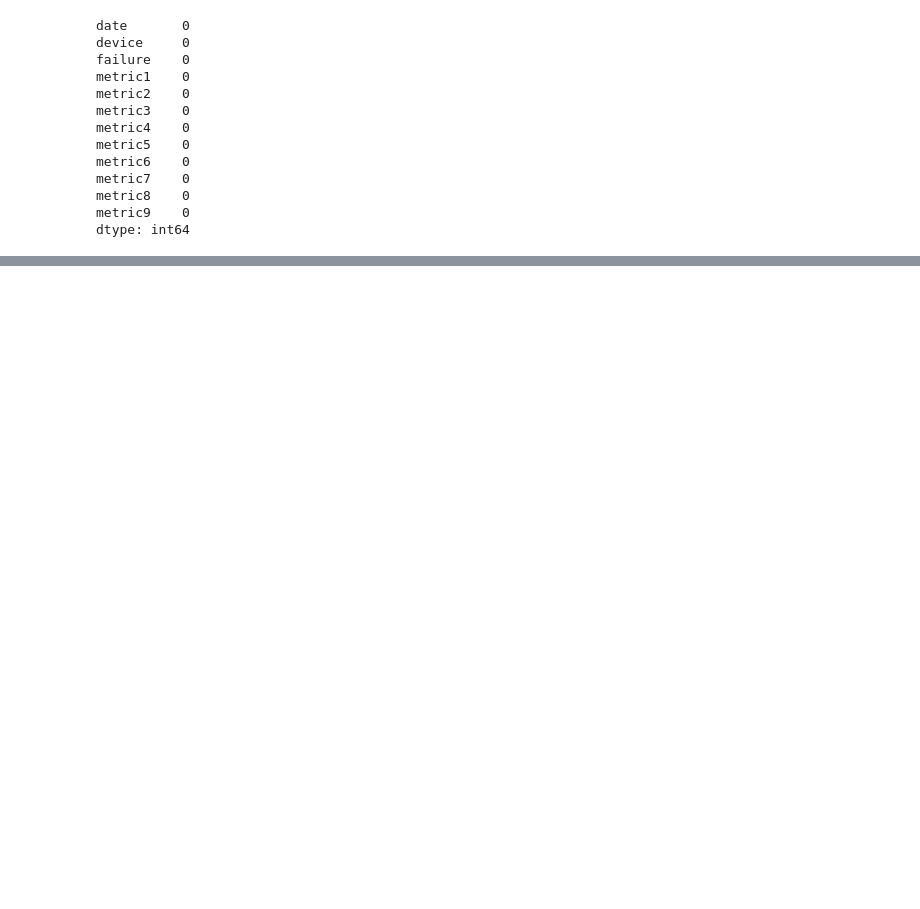
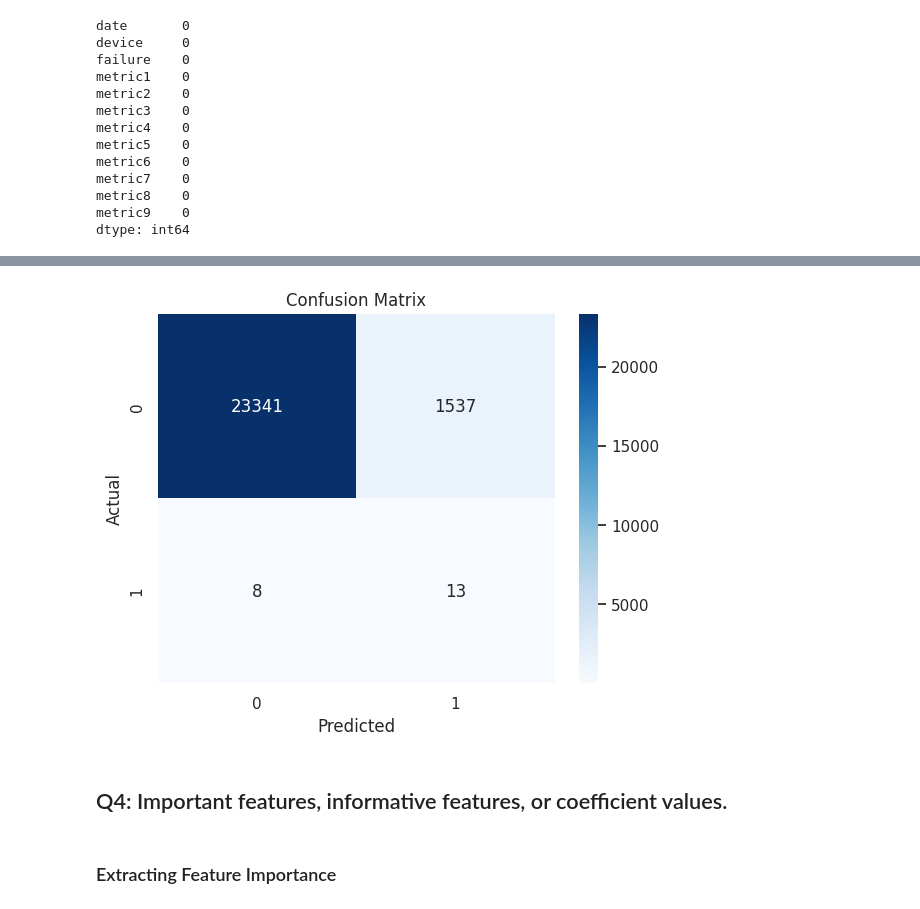
Before and after one commit to Valerie-Fan/python-data-analysis-and-machine-learning, a Jupyter notebook: dataset1.ipynb, the cells around one changed output, grey strips where cells are left out. Cells and saved outputs as stored; diff of their text form; code cells hidden in the pictures; blank space fills up the shorter version.

```diff
--- a/dataset1.ipynb
+++ b/dataset1.ipynb
@@ -77,0 +170,13 @@ dtype: int64
+# %%
+import pandas as pd
+from sklearn.model_selection import train_test_split
+from sklearn.ensemble import RandomForestClassifier
+from sklearn.metrics import classification_report, confusion_matrix
+from sklearn.preprocessing import LabelEncoder
+
+# Prepare features and target variable
+X = df.drop(['failure', 'date', 'device'], axis=1)  # Drop non-feature column
+y = df['failure']
+
+# Split the dataset into training and testing sets
+X_train, X_test, y_train, y_test = train_test_split(X, y, test_size=0.2, random_state=42, stratify=y)
@@ -77,0 +246,14 @@ dtype: int64
+# %%
+# confusion matrix
+cm = confusion_matrix(y_test, y_pred)
+sns.heatmap(cm, annot=True, fmt='d', cmap='Blues')
+plt.title('Confusion Matrix')
+plt.xlabel('Predicted')
+plt.ylabel('Actual')
+plt.show()
+# %% [output]
+[figure, added]
+# %% [markdown]
+## Q4: Important features, informative features, or coefficient values.
+# %% [markdown]
+### Extracting Feature Importance
```
Also changed, not shown: parts of 17 cells of this notebook.
